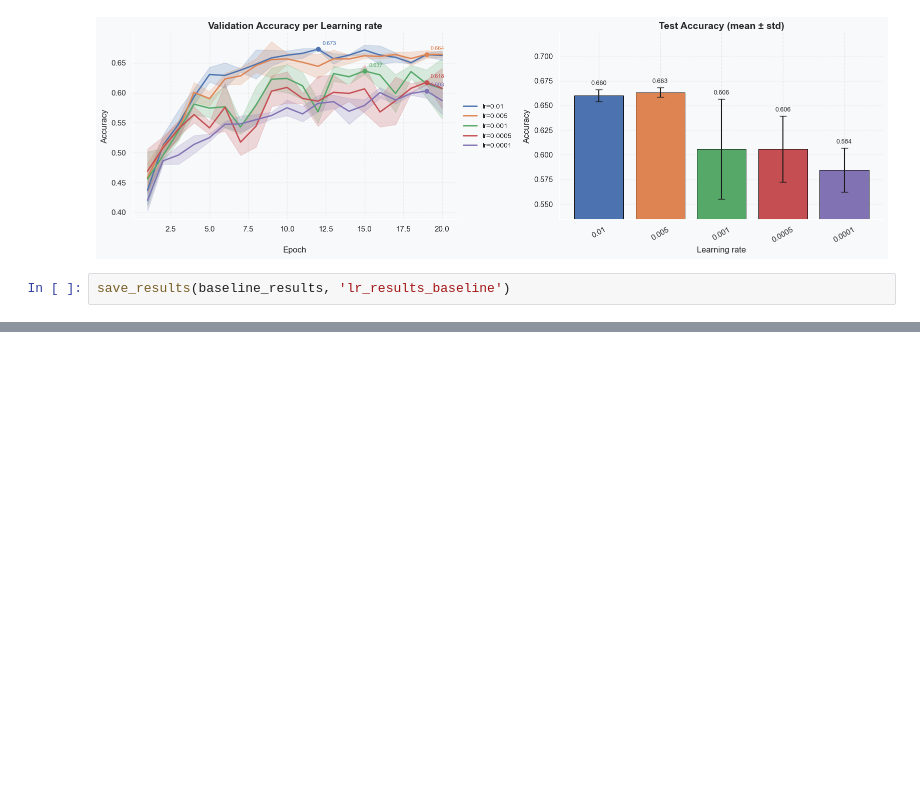
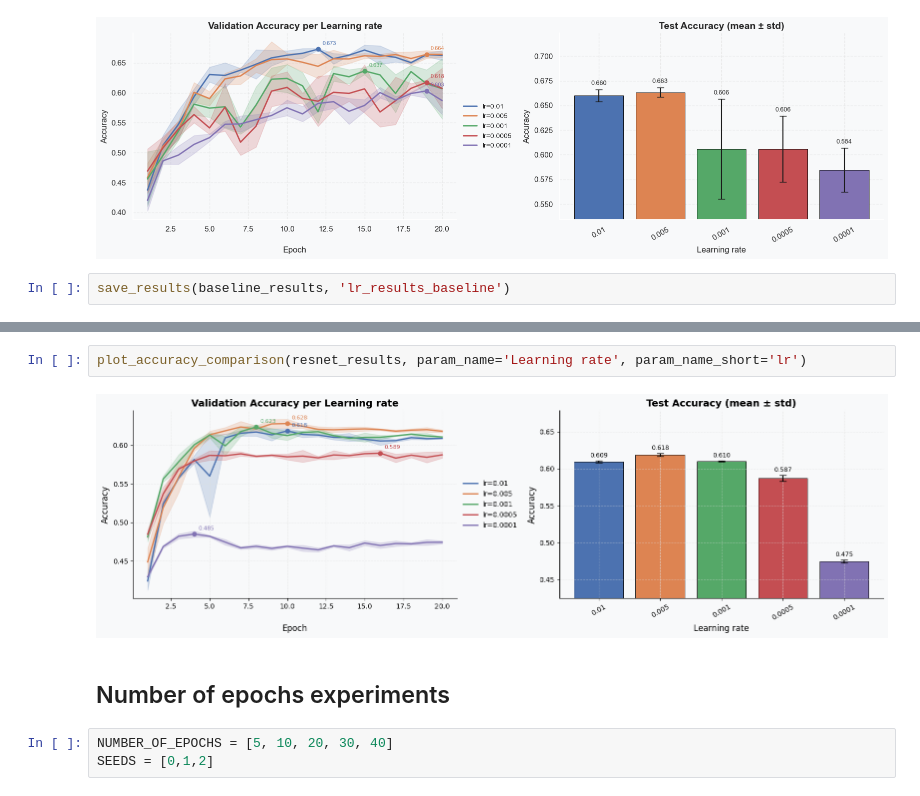
Before and after one commit to nadias03/image-classification-with-CNNs, a Jupyter notebook: experiments/hyperparameters/training_experiments/training_hyperparameters.ipynb, the cells around one changed output, grey strips where cells are left out. Saved outputs shown, nothing was run; the diff lists cells and outputs as text; blank space fills up the shorter version.

```diff
--- a/experiments/hyperparameters/training_experiments/training_hyperparameters.ipynb
+++ b/experiments/hyperparameters/training_experiments/training_hyperparameters.ipynb
@@ -159,0 +325,9 @@ save_results(baseline_results, 'lr_results_baseline')
+# %%
+plot_accuracy_comparison(resnet_results, param_name='Learning rate', param_name_short='lr')
+# %% [output]
+[figure, added]
+# %% [markdown]
+## Number of epochs experiments
+# %%
+NUMBER_OF_EPOCHS = [5, 10, 20, 30, 40]
+SEEDS = [0,1,2]
```
Also changed, not shown: parts of 25 cells of this notebook, 10 other files.
